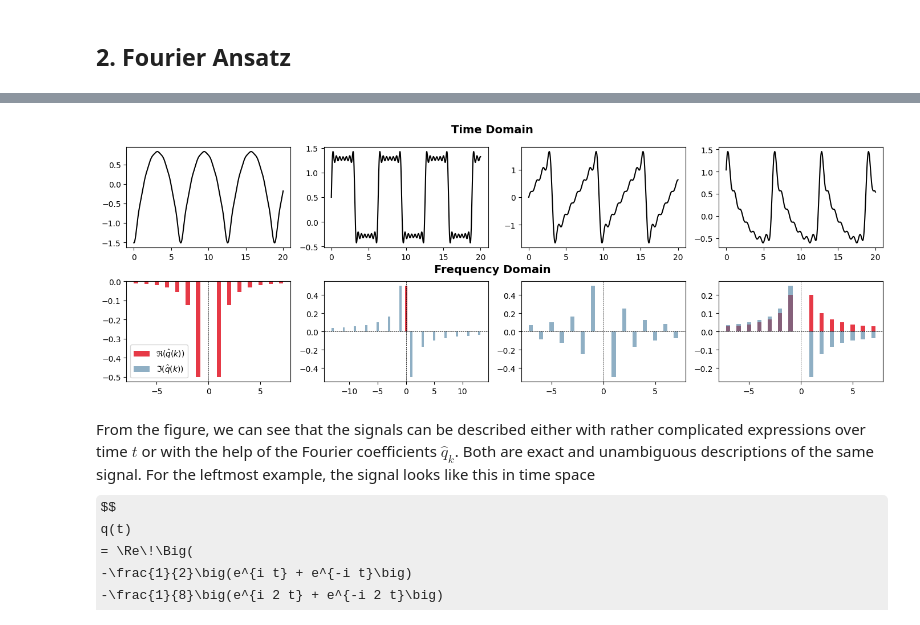
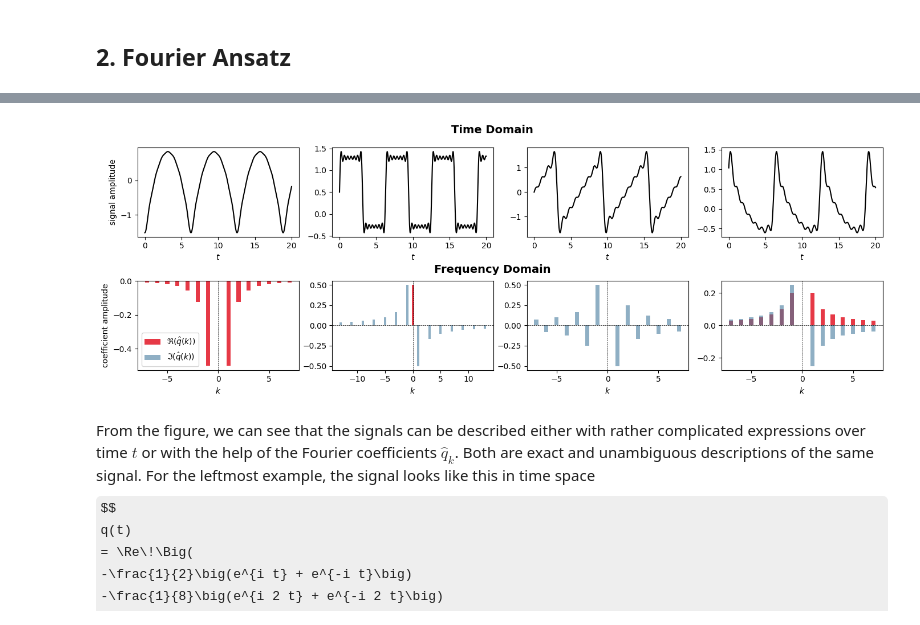
Before and after one commit to MiriamAlina/harmonic-balance-tutorial, a Jupyter notebook: notebooks/HBM_AFT.ipynb, the cells around one changed output, grey strips where cells are left out. Cells and saved outputs as stored; diff of their text form; code cells hidden in the pictures; some formulas as TeX source.

```diff
--- a/notebooks/HBM_AFT.ipynb
+++ b/notebooks/HBM_AFT.ipynb
@@ -39,38 +52,38 @@ import numpy as np
 import matplotlib.pyplot as plt
 
 fig, ax = plt.subplots(2,4,figsize=(14,5))
 x = np.linspace(0, 20, 1000)
 
 f_from_cn = lambda c,x: sum(c[n]*np.exp(1j*n*x) for n in c)
 def plot_cn(ax, c, legend=False):
     ns, vals = zip(*sorted(c.items()))
     ax.bar(ns, np.real(vals), 0.4, color='#E63946', label=r'$\Re(\hat{q}(k))$')
     ax.bar(ns, np.imag(vals), 0.4, color='#457B9D', alpha=0.6, label=r'$\Im(\hat{q}(k))$')
     if legend: ax.legend()
     ax.axhline(0,color='k',lw=0.5,ls='--'); ax.axvline(0,color='k',lw=0.5,ls='--')
 
 c1 = {n:-1/(2*n**2) for n in range(1,8)}
 c1 |= {-n:v for n,v in c1.items()}
-ax[0,0].plot(x, np.real(f_from_cn(c1,x)), 'k'); plot_cn(ax[1,0],c1, legend=True)
+ax[0,0].plot(x, np.real(f_from_cn(c1,x)), 'k'); plot_cn(ax[1,0],c1, legend=True); ax[0,0].set_xlabel(r'$t$'); ax[1,0].set_xlabel(r'$k$'); ax[0,0].set_ylabel('signal amplitude'); ax[1,0].set_ylabel('coefficient amplitude')
 
 c2 = {0:0.5} | {n:-1j/(2*n) for n in range(1,14,2)}
 c2 |= {-n:v.conjugate() for n,v in c2.items() if n>0}
-ax[0,1].plot(x, np.real(f_from_cn(c2,x)), 'k'); plot_cn(ax[1,1],c2)
+ax[0,1].plot(x, np.real(f_from_cn(c2,x)), 'k'); plot_cn(ax[1,1],c2); ax[0,1].set_xlabel(r'$t$'); ax[1,1].set_xlabel(r'$k$')
 
 c3 = {n:(-1)**(n+1)/(2j*n) for n in range(1,8)}
 c3 |= {-n:-v for n,v in c3.items()}
-ax[0,2].plot(x, np.real(f_from_cn(c3,x)), 'k'); plot_cn(ax[1,2],c3)
+ax[0,2].plot(x, np.real(f_from_cn(c3,x)), 'k'); plot_cn(ax[1,2],c3); ax[0,2].set_xlabel(r'$t$'); ax[1,2].set_xlabel(r'$k$')
 
 c4 = {n:1/(5*n)-1j/(4*n) for n in range(1,8)}
 c4 |= {-n:v.conjugate() for n,v in c4.items()}
-ax[0,3].plot(x, np.real(f_from_cn(c4,x)), 'k'); plot_cn(ax[1,3],c4)
+ax[0,3].plot(x, np.real(f_from_cn(c4,x)), 'k'); plot_cn(ax[1,3],c4); ax[0,3].set_xlabel(r'$t$'); ax[1,3].set_xlabel(r'$k$')
 
 fig.text(0.5,0.95,'Time Domain',ha='center',fontsize=14,fontweight='bold')
 fig.text(0.5,0.46,'Frequency Domain',ha='center',fontsize=14,fontweight='bold')
 plt.tight_layout(h_pad=2.5); plt.subplots_adjust(top=0.9)
 plt.show()
 # %% [output]
-[figure, old version]
+[figure, new version]
 # %% [markdown]
 From the figure, we can see that the signals can be described either with rather complicated expressions over time $t$ or with the help of the Fourier coefficients $\hat{q}_k$. Both are exact and unambiguous descriptions of the same signal. For the leftmost example, the signal looks like this in time space
 $$
```
Also changed, not shown: parts of 2 cells of this notebook.
